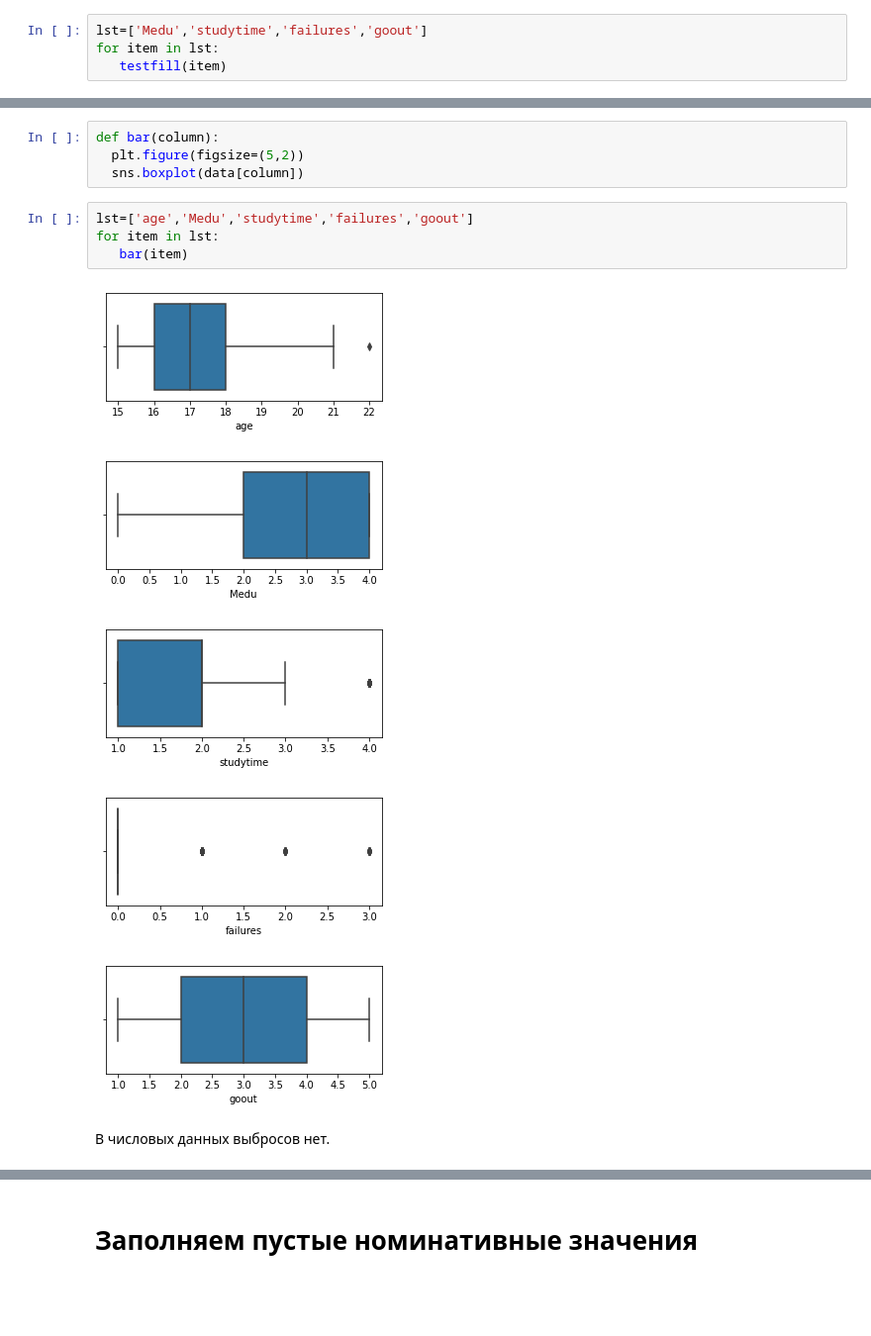
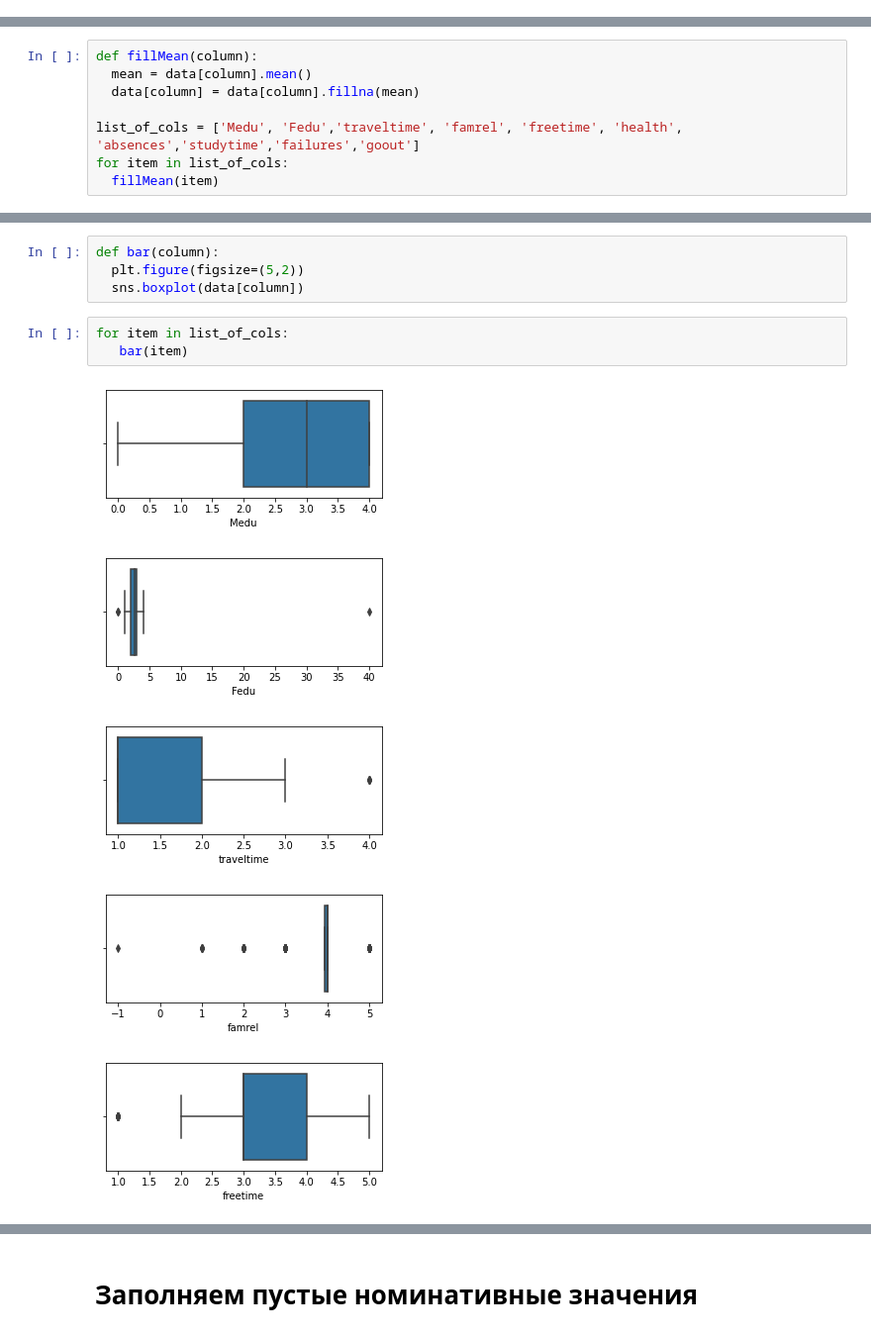
Before and after one commit to Trapezun/skillfactory_rds, a Jupyter notebook: project_module_2.ipynb, the cells around one changed output, grey strips where cells are left out. Shown at 99% size. Saved outputs shown, nothing was run; the diff lists cells and outputs as text; blank space fills up the shorter version.

```diff
--- a/project_module_2.ipynb
+++ b/project_module_2.ipynb
@@ -150,4 +118,0 @@ def testfill(column):
-# %%
-lst=['Medu','studytime','failures','goout']
-for item in lst:
-   testfill(item)
@@ -185,0 +123,8 @@ data.goout.fillna(data.goout.fillna(method='ffill'), inplace=True)
+# %%
+def fillMean(column):
+  mean = data[column].mean()
+  data[column] = data[column].fillna(mean)
+
+list_of_cols = ['Medu', 'Fedu','traveltime', 'famrel', 'freetime', 'health', 'absences','studytime','failures','goout']
+for item in list_of_cols:
+  fillMean(item)
@@ -189,15 +139,12 @@ data.goout.fillna(data.goout.fillna(method='ffill'), inplace=True)
 def bar(column):
   plt.figure(figsize=(5,2))
   sns.boxplot(data[column])
-# %%
-lst=['age','Medu','studytime','failures','goout']
-for item in lst:
-   bar(item)
-# %% [output]
-[figure, removed]
-[figure, removed]
-[figure, removed]
-[figure, removed]
-[figure, removed]
-# %% [markdown]
-В числовых данных выбросов нет.
+# %%
+for item in list_of_cols:
+   bar(item)
+# %% [output]
+[figure, added]
+[figure, added]
+[figure, added]
+[figure, added]
+[figure, added]
```
Also changed, not shown: parts of 55 cells of this notebook.
